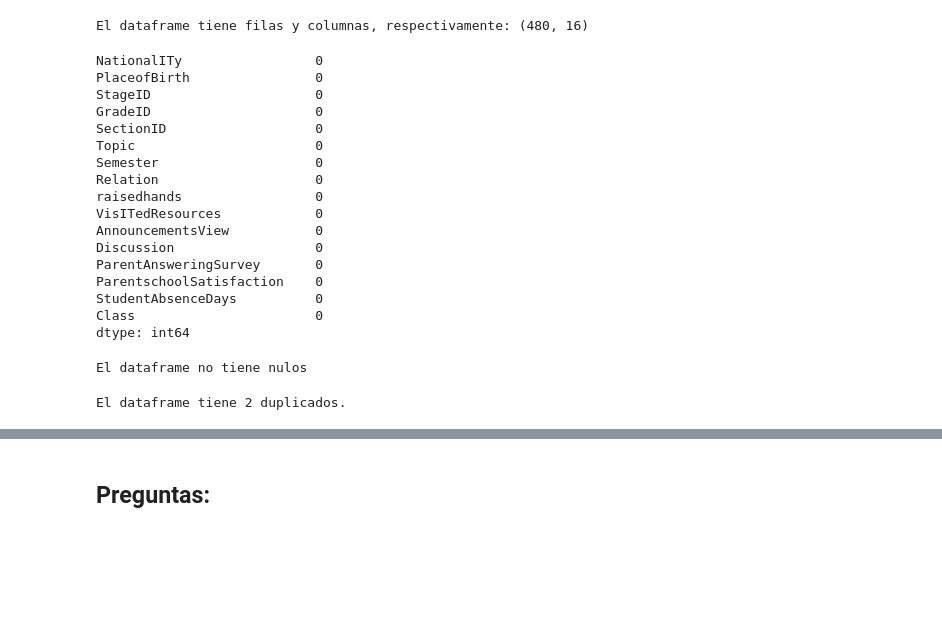
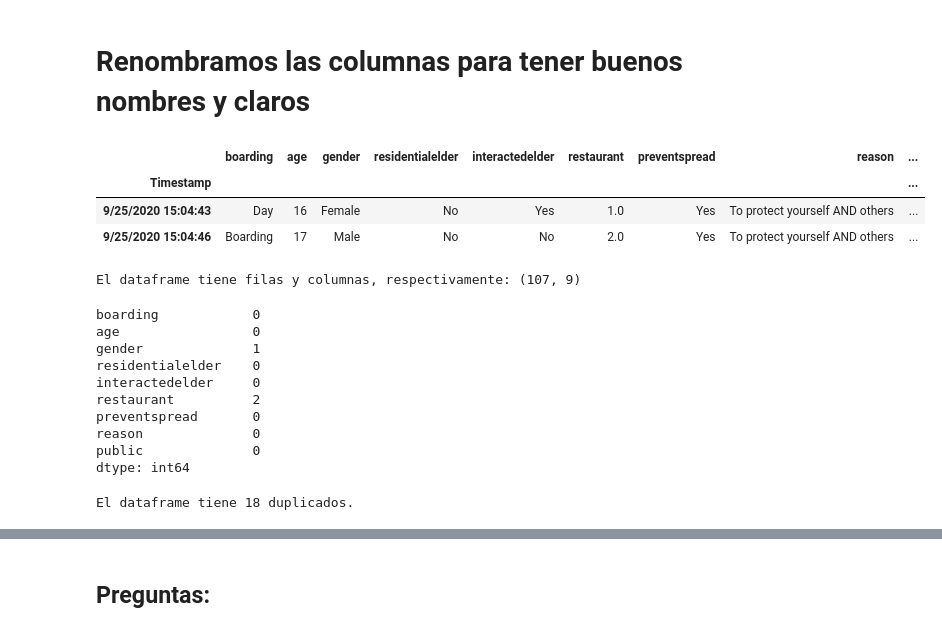
Before and after one commit to Adalab/DA-promoC-modulo-02-Marina-Lourdes-Ana, a Jupyter notebook: Estadistica/04-Estadistica-04.ipynb, the cells around one changed output, grey strips where cells are left out. Drawn from its saved outputs; the diff is of its cells as text; code cells hidden in the pictures; blank space fills up the shorter version.

```diff
--- a/Estadistica/04-Estadistica-04.ipynb
+++ b/Estadistica/04-Estadistica-04.ipynb
@@ -26,33 +31,33 @@ df_uni.head(15)
+# %% [markdown]
+# Renombramos las columnas para tener buenos nombres y claros
+# %%
+lista_columnas = {col: col.strip().replace(" ", "_").lower() for col in df.columns}
+df.rename(columns=lista_columnas, inplace=True)
+df.head(2)
+# %% [output]
+|  | boarding | age | gender | residentialelder | interactedelder | restaurant | preventspread | reason | ... |
+| Timestamp |  |  |  |  |  |  |  |  | ... |
+| 9/25/2020 15:04:43 | Day | 16 | Female | No | Yes | 1.0 | Yes | To protect yourself AND others | ... |
+| 9/25/2020 15:04:46 | Boarding | 17 | Male | No | No | 2.0 | Yes | To protect yourself AND others | ... |
 # %%
-print("El dataframe tiene filas y columnas, respectivamente:", df_uni.shape)
+print("El dataframe tiene filas y columnas, respectivamente:", df.shape)
 # %% [output]
-El dataframe tiene filas y columnas, respectivamente: (480, 16)
+El dataframe tiene filas y columnas, respectivamente: (107, 9)
 # %%
-df_uni.isnull().sum()
+df.isnull().sum()
 # %% [output]
-NationalITy                 0
-PlaceofBirth                0
-StageID                     0
-GradeID                     0
-SectionID                   0
-Topic                       0
-Semester                    0
-Relation                    0
-raisedhands                 0
-VisITedResources            0
-AnnouncementsView           0
-Discussion                  0
-ParentAnsweringSurvey       0
-ParentschoolSatisfaction    0
-StudentAbsenceDays          0
-Class                       0
+boarding            0
+age                 0
+gender              1
+residentialelder    0
+interactedelder     0
+restaurant          2
+preventspread       0
+reason              0
+public              0
 dtype: int64
 # %%
-print("El dataframe no tiene nulos")
+print("El dataframe tiene", df.duplicated().sum(), "duplicados.")
 # %% [output]
-El dataframe no tiene nulos
+El dataframe tiene 18 duplicados.
-# %%
-print("El dataframe tiene", df_uni.duplicated().sum(), "duplicados.")
-# %% [output]
-El dataframe tiene 2 duplicados.
 # %%
```
Also changed, not shown: parts of 34 cells of this notebook, 2 other files.
